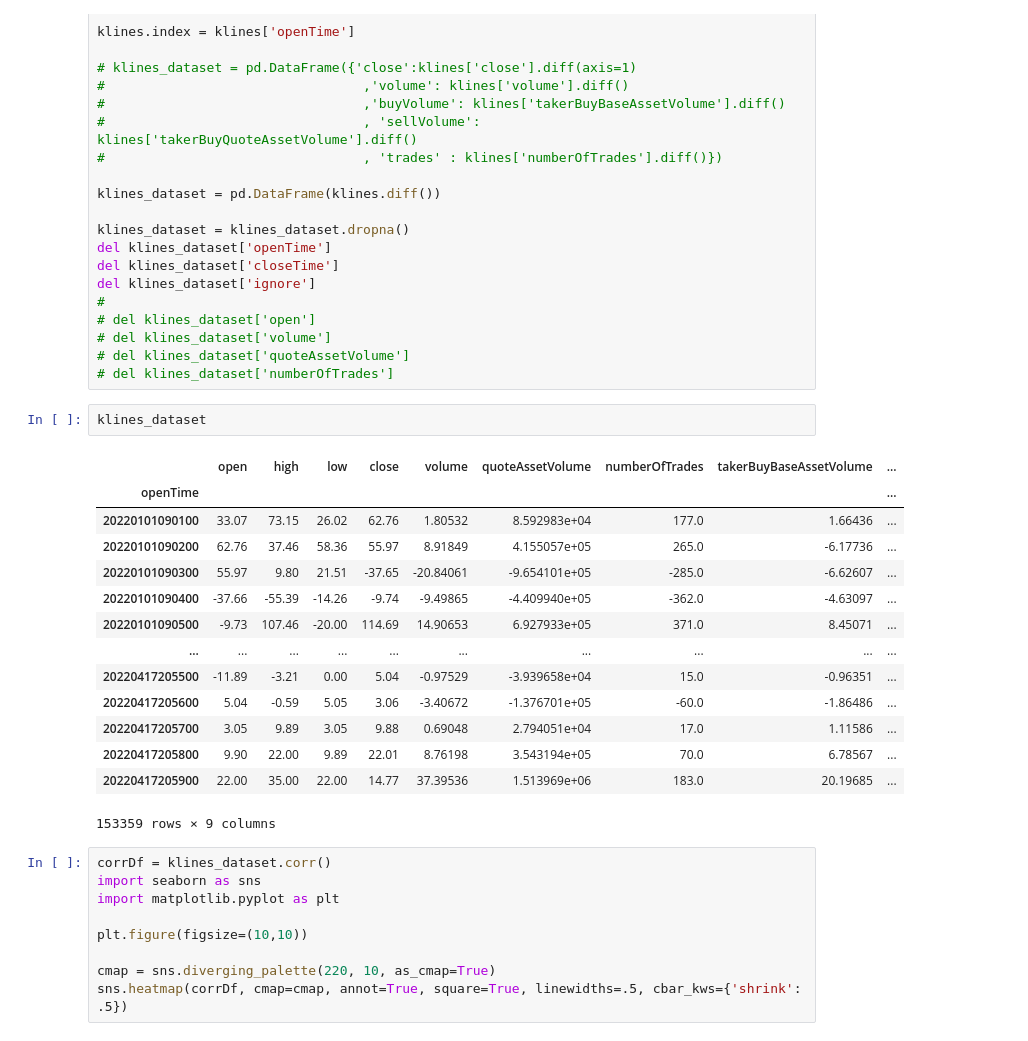
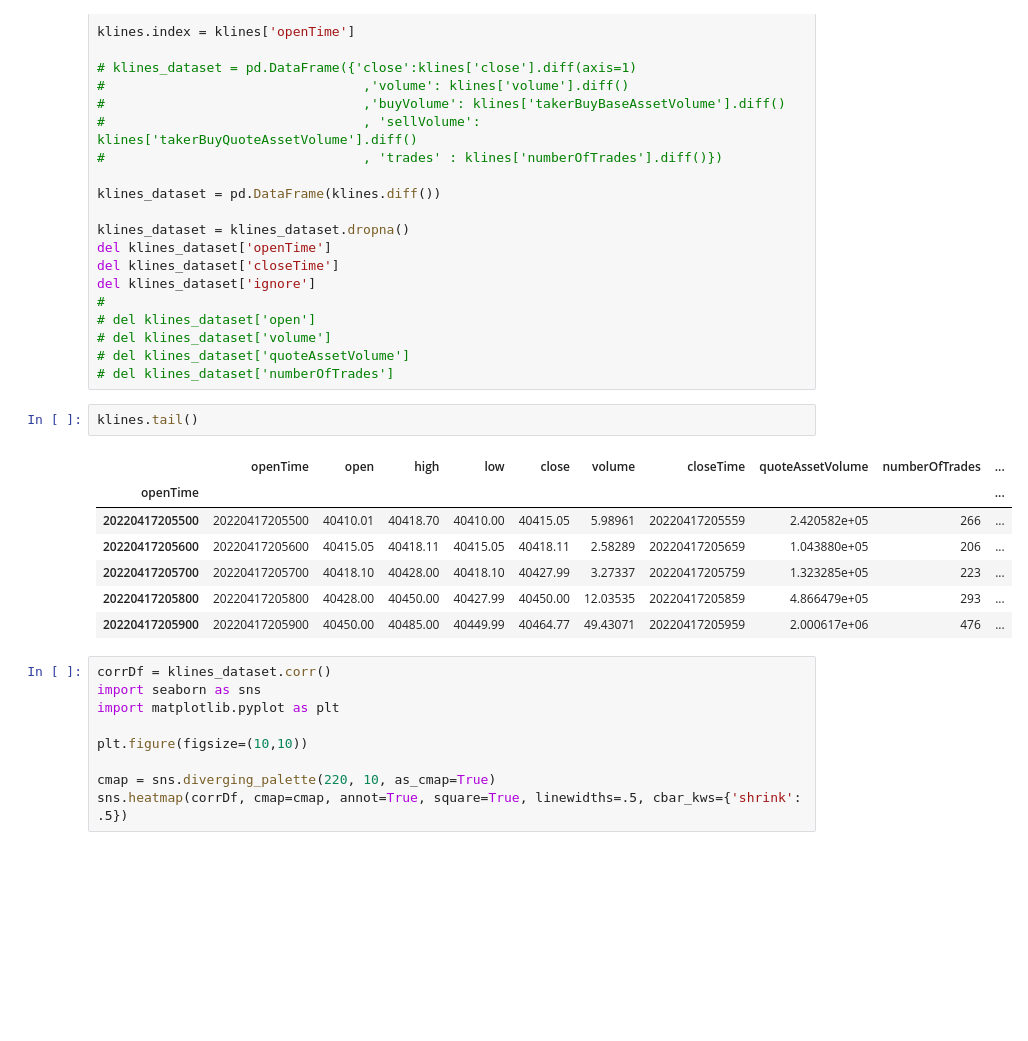
Before and after one commit to youngkwan-Ji/ML_linear-regression-binance-dataset, a Jupyter notebook: BinanceKlines_BTCUSDT.ipynb, the cells around one changed output. Saved outputs shown, nothing was run; the diff lists cells and outputs as text; blank space fills up the shorter version.

Commit message:
add preprocessing kline data

```diff
--- a/BinanceKlines_BTCUSDT.ipynb
+++ b/BinanceKlines_BTCUSDT.ipynb
@@ -132,23 +132,16 @@ del klines_dataset['ignore']
 # del klines_dataset['volume']
 # del klines_dataset['quoteAssetVolume']
 # del klines_dataset['numberOfTrades']
-# %%
-klines_dataset
-# %% [output]
-|  | open | high | low | close | volume | quoteAssetVolume | numberOfTrades | takerBuyBaseAssetVolume | ... |
-| openTime |  |  |  |  |  |  |  |  | ... |
-| 20220101090100 | 33.07 | 73.15 | 26.02 | 62.76 | 1.80532 | 8.592983e+04 | 177.0 | 1.66436 | ... |
-| 20220101090200 | 62.76 | 37.46 | 58.36 | 55.97 | 8.91849 | 4.155057e+05 | 265.0 | -6.17736 | ... |
-| 20220101090300 | 55.97 | 9.80 | 21.51 | -37.65 | -20.84061 | -9.654101e+05 | -285.0 | -6.62607 | ... |
-| 20220101090400 | -37.66 | -55.39 | -14.26 | -9.74 | -9.49865 | -4.409940e+05 | -362.0 | -4.63097 | ... |
-| 20220101090500 | -9.73 | 107.46 | -20.00 | 114.69 | 14.90653 | 6.927933e+05 | 371.0 | 8.45071 | ... |
-| ... | ... | ... | ... | ... | ... | ... | ... | ... | ... |
-| 20220417205500 | -11.89 | -3.21 | 0.00 | 5.04 | -0.97529 | -3.939658e+04 | 15.0 | -0.96351 | ... |
-| 20220417205600 | 5.04 | -0.59 | 5.05 | 3.06 | -3.40672 | -1.376701e+05 | -60.0 | -1.86486 | ... |
-| 20220417205700 | 3.05 | 9.89 | 3.05 | 9.88 | 0.69048 | 2.794051e+04 | 17.0 | 1.11586 | ... |
-| 20220417205800 | 9.90 | 22.00 | 9.89 | 22.01 | 8.76198 | 3.543194e+05 | 70.0 | 6.78567 | ... |
-| 20220417205900 | 22.00 | 35.00 | 22.00 | 14.77 | 37.39536 | 1.513969e+06 | 183.0 | 20.19685 | ... |
-153359 rows × 9 columns
+# %%
+klines.tail()
+# %% [output]
+|  | openTime | open | high | low | close | volume | closeTime | quoteAssetVolume | numberOfTrades | ... |
+| openTime |  |  |  |  |  |  |  |  |  | ... |
+| 20220417205500 | 20220417205500 | 40410.01 | 40418.70 | 40410.00 | 40415.05 | 5.98961 | 20220417205559 | 2.420582e+05 | 266 | ... |
+| 20220417205600 | 20220417205600 | 40415.05 | 40418.11 | 40415.05 | 40418.11 | 2.58289 | 20220417205659 | 1.043880e+05 | 206 | ... |
+| 20220417205700 | 20220417205700 | 40418.10 | 40428.00 | 40418.10 | 40427.99 | 3.27337 | 20220417205759 | 1.323285e+05 | 223 | ... |
+| 20220417205800 | 20220417205800 | 40428.00 | 40450.00 | 40427.99 | 40450.00 | 12.03535 | 20220417205859 | 4.866479e+05 | 293 | ... |
+| 20220417205900 | 20220417205900 | 40450.00 | 40485.00 | 40449.99 | 40464.77 | 49.43071 | 20220417205959 | 2.000617e+06 | 476 | ... |
 # %%
 corrDf = klines_dataset.corr()
 import seaborn as sns
```
Also changed, not shown: parts of 5 cells of this notebook, 2 other files.
